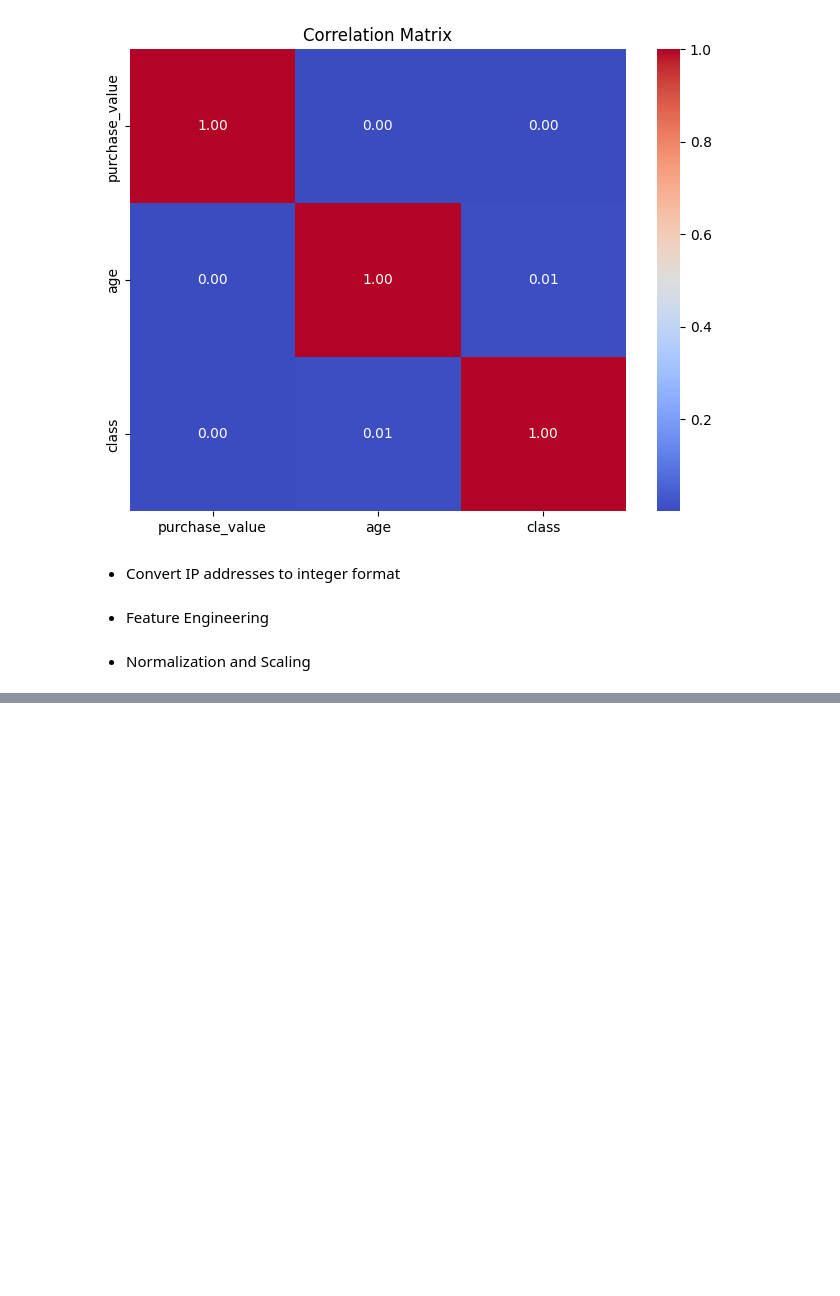
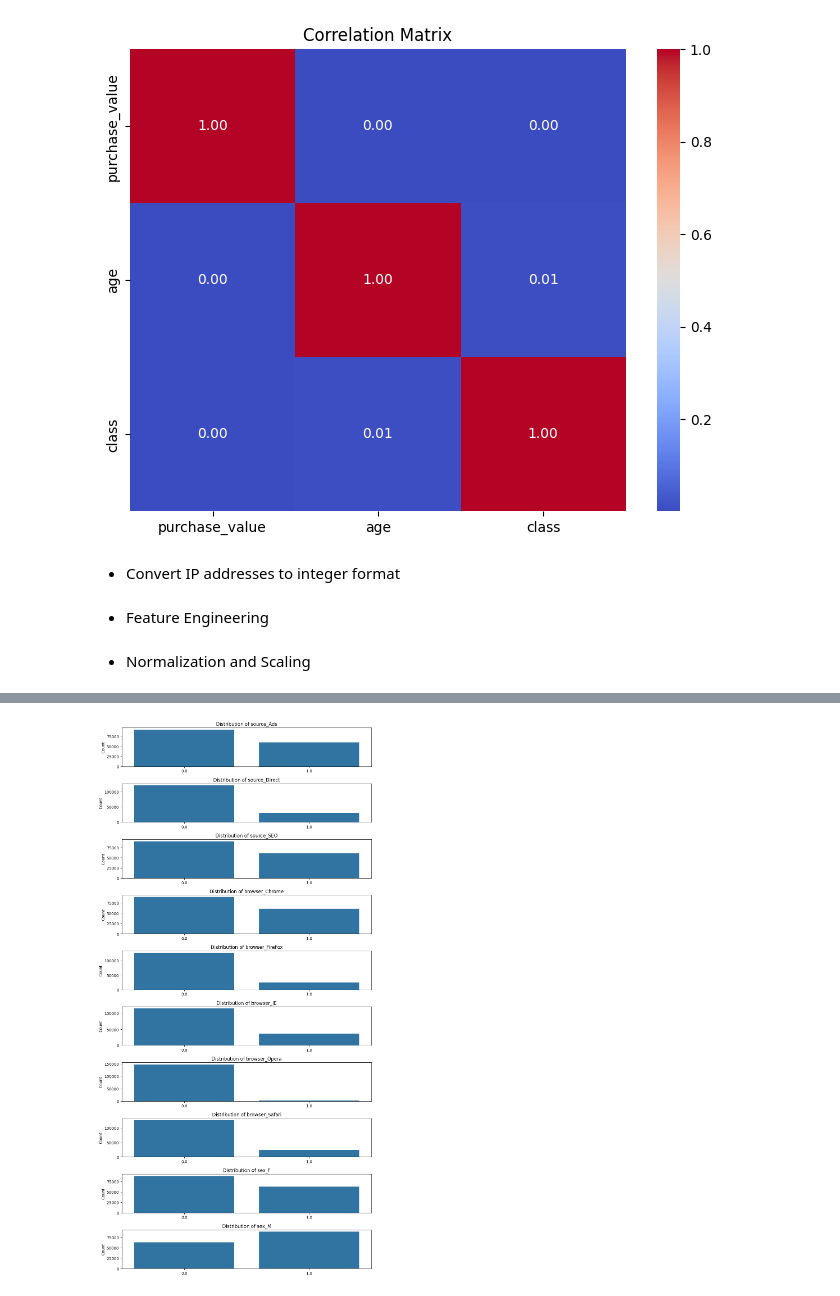
Before and after one commit to teddyhabtamu/Kifiya-AIM-Week-8, a Jupyter notebook: notebooks/Analysis_and_Preprocessing.ipynb, the cells around one changed output, grey strips where cells are left out. Saved outputs shown, nothing was run; the diff lists cells and outputs as text; code cells hidden in the pictures; blank space fills up the shorter version.

```diff
--- a/notebooks/Analysis_and_Preprocessing.ipynb
+++ b/notebooks/Analysis_and_Preprocessing.ipynb
@@ -168,0 +195,21 @@ fraud_data[['purchase_value', 'age']] = scaler.fit_transform(fraud_data[['purcha
+# %%
+encoder = OneHotEncoder(sparse_output=False)
+encoded_features = encoder.fit_transform(fraud_data[['source', 'browser', 'sex']])
+encoded_df = pd.DataFrame(encoded_features, columns=encoder.get_feature_names_out(['source', 'browser', 'sex']))
+fraud_data = pd.concat([fraud_data, encoded_df], axis=1)
+# %%
+encoded_columns = encoder.get_feature_names_out(['source', 'browser', 'sex'])
+encoded_df = pd.DataFrame(encoded_features, columns=encoded_columns)
+
+# Plot each encoded feature
+fig, axes = plt.subplots(nrows=len(encoded_columns), ncols=1, figsize=(10, 20))
+for i, column in enumerate(encoded_columns):
+    sns.countplot(data=encoded_df, x=column, ax=axes[i])
+    axes[i].set_title(f'Distribution of {column}')
+    axes[i].set_xlabel('')
+    axes[i].set_ylabel('Count')
+
+plt.tight_layout()
+plt.show()
+# %% [output]
+[figure, added]
```
Also changed, not shown: parts of 3 cells of this notebook.
